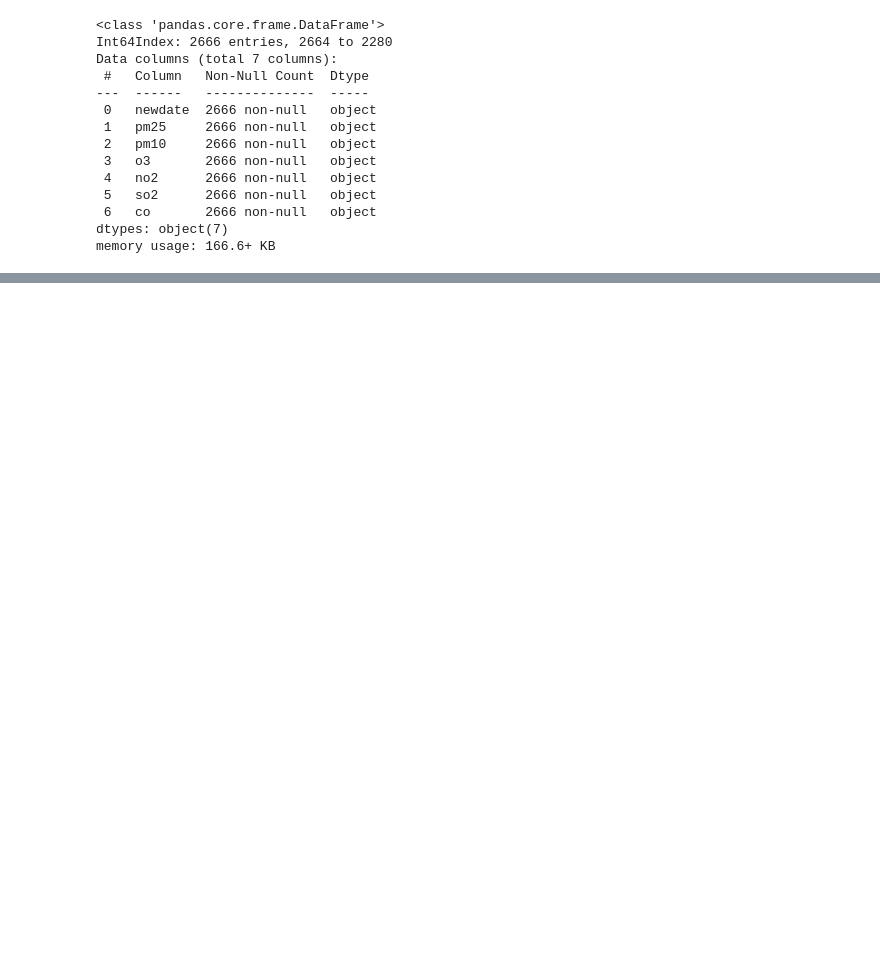
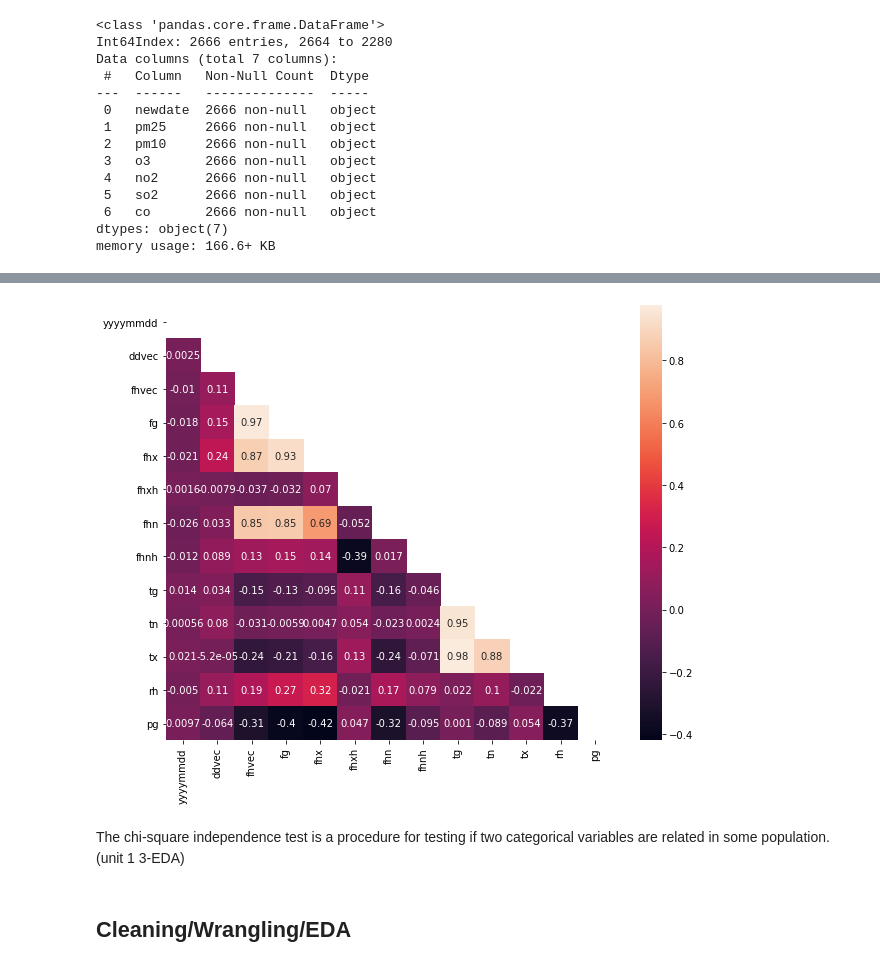
Before and after one commit to ClauCarloni/data_final_project, a Jupyter notebook: dutch_daily_weather_data.ipynb, the cells around one changed output, grey strips where cells are left out. Drawn from its saved outputs; the diff is of its cells as text; code cells hidden in the pictures; blank space fills up the shorter version.

```diff
--- a/dutch_daily_weather_data.ipynb
+++ b/dutch_daily_weather_data.ipynb
@@ -280,0 +611,12 @@ memory usage: 166.6+ KB
+# %%
+rain = []
+r = 0
+
+for i in weather['rh']:
+    if i != 0:
+        r = 1
+    else:
+        r = 0
+    rain.append(r)
+
+weather['rain'] = rain
@@ -280,0 +663,3 @@ memory usage: 166.6+ KB
+# %%
+weather['rainy'] = weather['rain'] == weather['rain'].shift()
+weather['rainy'][0:20]
@@ -280,0 +684,15 @@ memory usage: 166.6+ KB
+# %%
+rainy = []
+ry = 0
+
+weather['rainy'] = weather['rain'] == weather['rain'].shift()
+print (df)
+
+for i in weather['rain'][1:]:
+    if weather['rain'][i-1] == 0:
+        ry = 0
+    else:
+        ry = 1
+    rainy.append(ry)
+
+weather['rainy'] = rainy
@@ -280,0 +705,4 @@ memory usage: 166.6+ KB
+# %%
+corr_weather = weather.select_dtypes([np.number])
+correlations_matrix = corr_weather.corr()
+correlations_matrix
@@ -280,0 +724,10 @@ memory usage: 166.6+ KB
+# %%
+mask = np.zeros_like(correlations_matrix)
+
+mask[np.triu_indices_from(mask)] = True # optional, to hide repeat half of the matrix
+
+fig, ax = plt.subplots(figsize=(10, 8))
+ax = sns.heatmap(correlations_matrix, mask=mask, annot=True)
+plt.show()
+# %% [output]
+[figure, added]
@@ -280,0 +736,4 @@ memory usage: 166.6+ KB
+# %% [markdown]
+The chi-square independence test is a procedure for testing if two categorical variables are related in some population. (unit 1 3-EDA)
+# %% [markdown]
+## Cleaning/Wrangling/EDA
```
Also changed, not shown: parts of 35 cells of this notebook.
